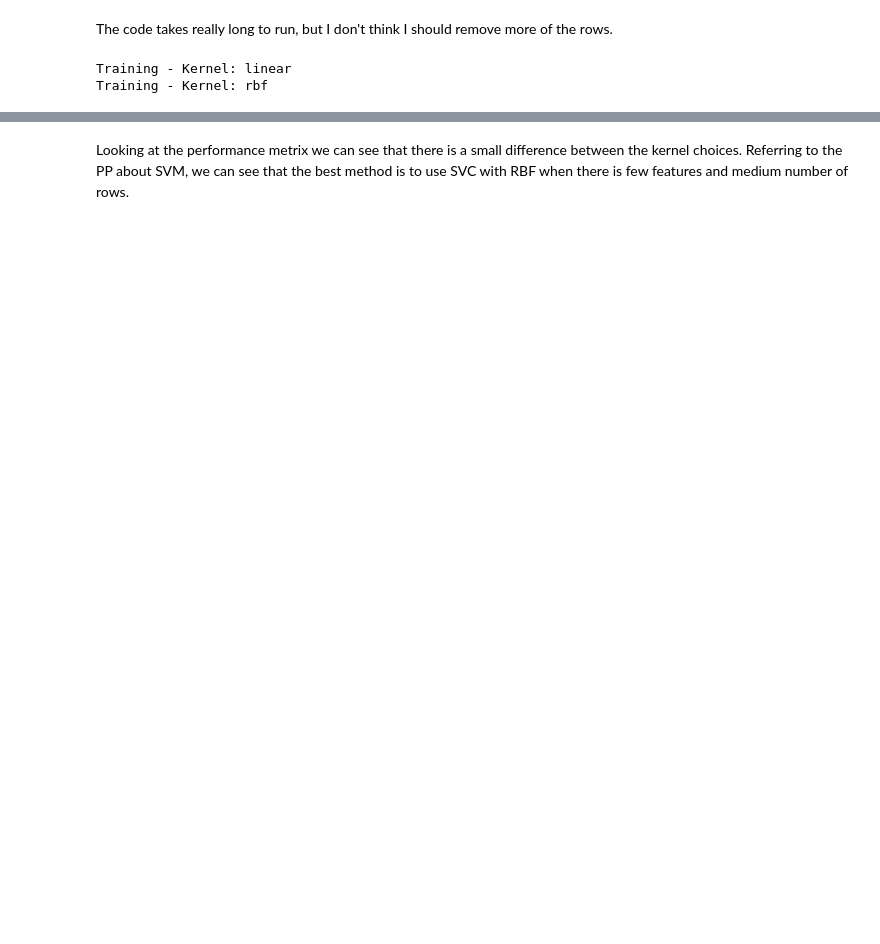
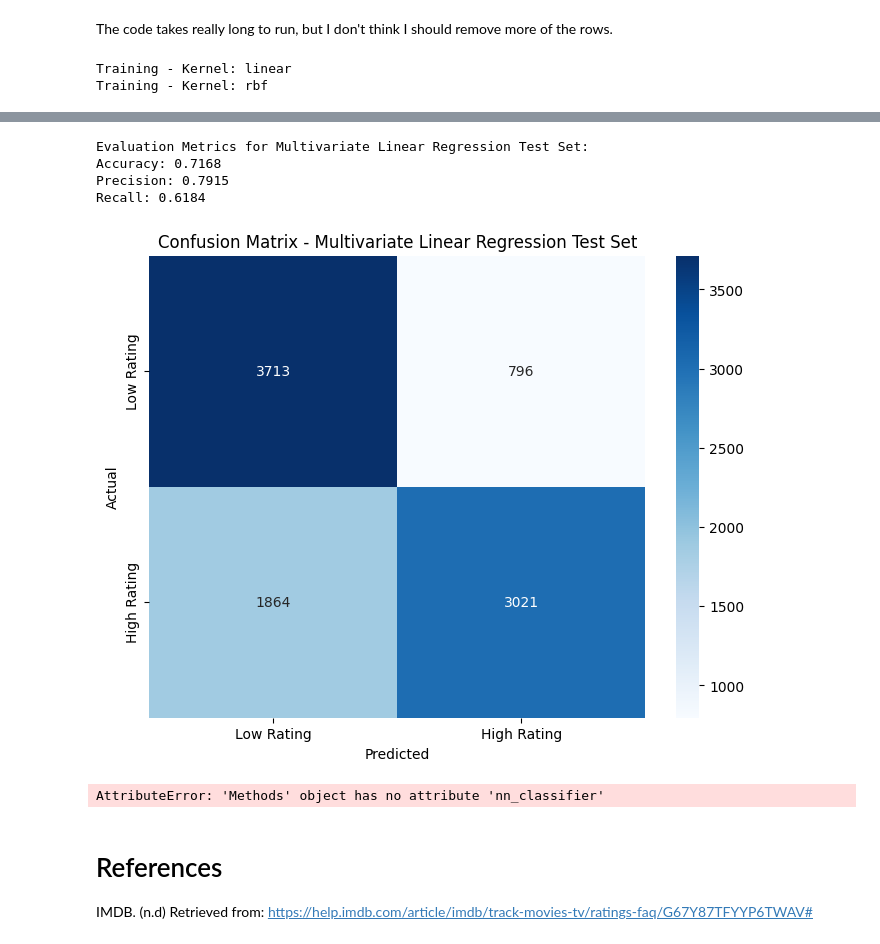
Before and after one commit to MalleBallen/MOD550---2025---Malvin, a Jupyter notebook: MOD550-task3/task3.ipynb, the cells around one changed output, grey strips where cells are left out. Drawn from its saved outputs; the diff is of its cells as text; code cells hidden in the pictures; blank space fills up the shorter version.

```diff
--- a/MOD550-task3/task3.ipynb
+++ b/MOD550-task3/task3.ipynb
@@ -140,2 +102,27 @@ Kernel: rbf, Recall: 0.7751
-# %% [markdown]
-Looking at the performance metrix we can see that there is a small difference between the kernel choices. Referring to the PP about SVM, we can see that the best method is to use SVC with RBF when there is few features and medium number of rows.
+# %%
+beta = methods.linear_regression_multivariate()
+# %%
+y_pred_reg_test = methods.predict_multivariate(methods.X_test, beta)
+y_pred_test = (y_pred_reg_test >= 7).astype(int)
+# %%
+evaluation_test = methods.eval_parameters(y_pred=y_pred_test, y_true=methods.y_test_bin)
+# %%
+methods.print_evaluation(*evaluation_test, name="Multivariate Linear Regression Predictor")
+# %% [output]
+Evaluation Metrics for Multivariate Linear Regression Test Set:
+Accuracy: 0.7168
+Precision: 0.7915
+Recall: 0.6184
+[figure, added]
+# %%
+activation_functions = ['relu', 'logistic']
+for activation in activation_functions:
+    nn_model = methods.nn_classifier(hidden_layers=(64, 32), activation=activation, solver='adam')
+    y_pred_nn = nn_model.predict(methods.X_test)
+    evaluation_nn = methods.eval_parameters(y_pred=y_pred_nn, y_true=methods.y_test_bin)
+    methods.print_evaluation(*evaluation_nn, name=f"Neural Network Classifier ({activation} activation)")
+# %% [output]
+AttributeError: 'Methods' object has no attribute 'nn_classifier'
+# %% [markdown]
+# References
+IMDB. (n.d) Retrieved from: https://help.imdb.com/article/imdb/track-movies-tv/ratings-faq/G67Y87TFYYP6TWAV#
```
Also changed, not shown: parts of 14 cells of this notebook, 2 other files.
